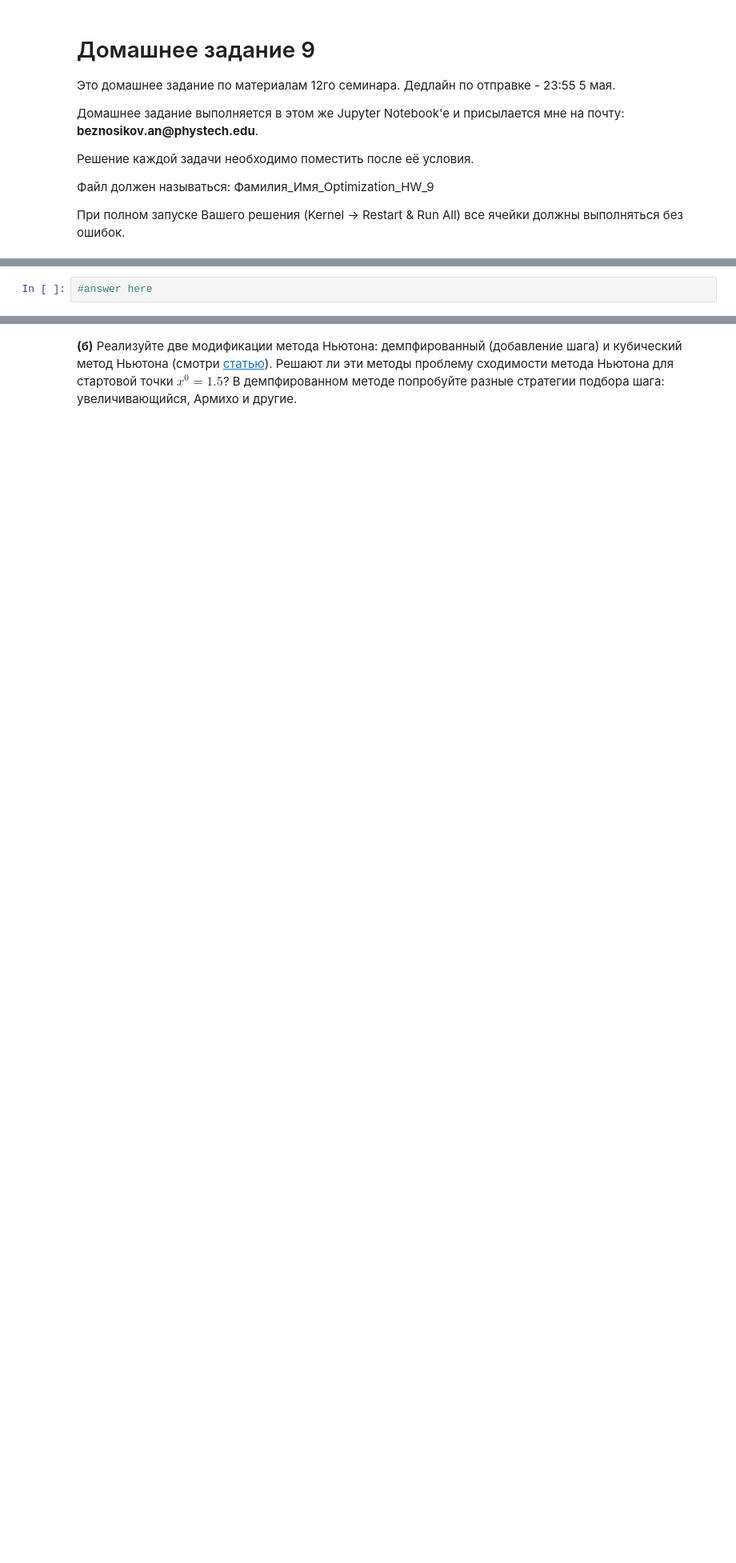
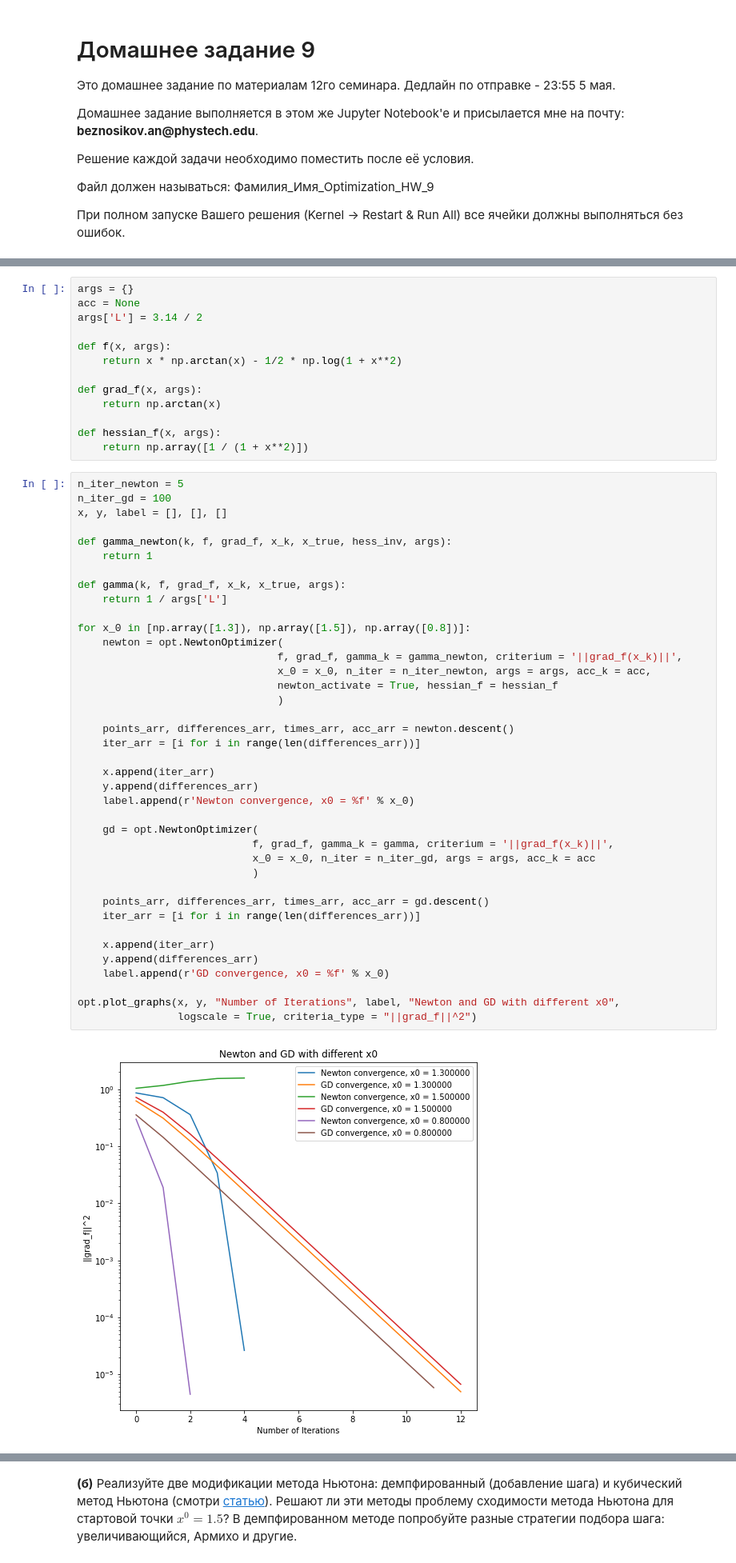
Before and after one commit to k2a07/MIPT-homeworks, a Jupyter notebook: Acharya_Kirill_Optimization_HW_9.ipynb, the cells around one changed output, grey strips where cells are left out. Shown at 80% size. Drawn from its saved outputs; the diff is of its cells as text; blank space fills up the shorter version.

```diff
--- a/Acharya_Kirill_Optimization_HW_9.ipynb
+++ b/Acharya_Kirill_Optimization_HW_9.ipynb
@@ -22,2 +54,54 @@ __(а)__ Реализуйте для этой задачи метод гради
 # %%
-#answer here
+args = {}
+acc = None
+args['L'] = 3.14 / 2
+
+def f(x, args):
+    return x * np.arctan(x) - 1/2 * np.log(1 + x**2)
+
+def grad_f(x, args):
+    return np.arctan(x)
+
+def hessian_f(x, args):
+    return np.array([1 / (1 + x**2)])
+# %%
+n_iter_newton = 5
+n_iter_gd = 100
+x, y, label = [], [], []
+
+def gamma_newton(k, f, grad_f, x_k, x_true, hess_inv, args):
+    return 1
+
+def gamma(k, f, grad_f, x_k, x_true, args):
+    return 1 / args['L']
+
+for x_0 in [np.array([1.3]), np.array([1.5]), np.array([0.8])]:
+    newton = opt.NewtonOptimizer(
+                                f, grad_f, gamma_k = gamma_newton, criterium = '||grad_f(x_k)||',
+                                x_0 = x_0, n_iter = n_iter_newton, args = args, acc_k = acc,
+                                newton_activate = True, hessian_f = hessian_f
+                                )
+
+    points_arr, differences_arr, times_arr, acc_arr = newton.descent()
+    iter_arr = [i for i in range(len(differences_arr))]
+
+    x.append(iter_arr)
+    y.append(differences_arr)
+    label.append(r'Newton convergence, x0 = %f' % x_0)
+
+    gd = opt.NewtonOptimizer(
+                            f, grad_f, gamma_k = gamma, criterium = '||grad_f(x_k)||',
+                            x_0 = x_0, n_iter = n_iter_gd, args = args, acc_k = acc
+                            )
+
+    points_arr, differences_arr, times_arr, acc_arr = gd.descent()
+    iter_arr = [i for i in range(len(differences_arr))]
+
+    x.append(iter_arr)
+    y.append(differences_arr)
+    label.append(r'GD convergence, x0 = %f' % x_0)
+
+opt.plot_graphs(x, y, "Number of Iterations", label, "Newton and GD with different x0",
+                logscale = True, criteria_type = "||grad_f||^2")
+# %% [output]
+[figure, added]
```
Also changed, not shown: parts of 25 cells of this notebook, 1 other file.
